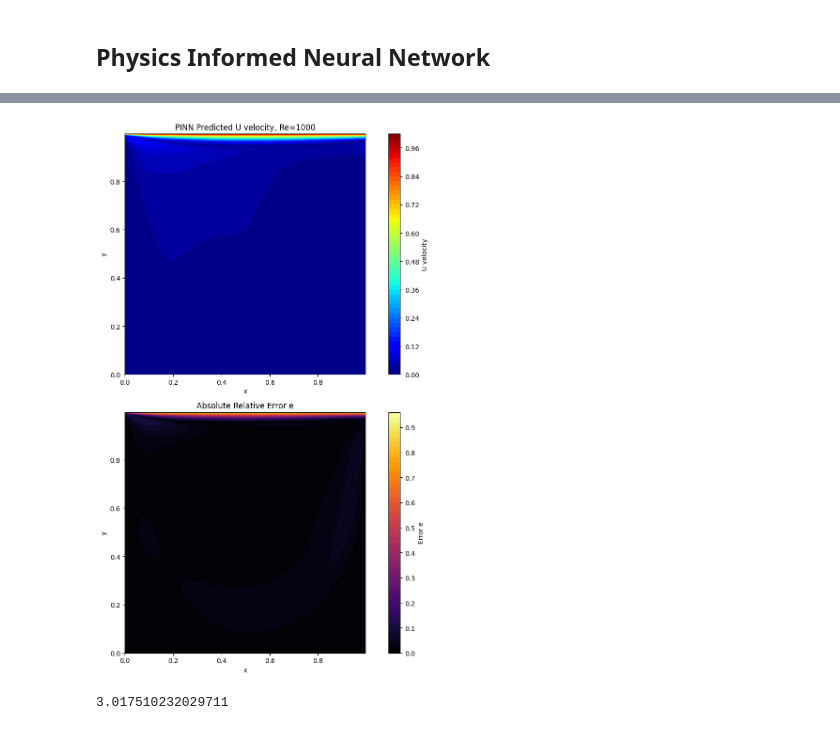
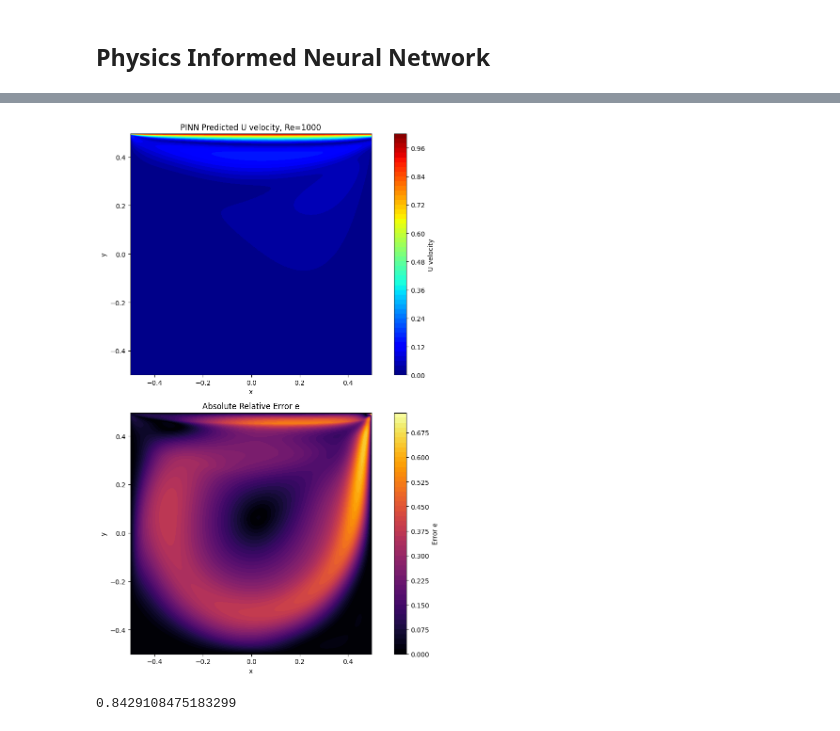
Before and after one commit to ciaattt/PINN_FDV, a Jupyter notebook: Baseline_PINN/Baseline Re 1000 1 .ipynb, the cells around one changed output, grey strips where cells are left out. Saved outputs shown, nothing was run; the diff lists cells and outputs as text; code cells hidden in the pictures.

```diff
--- a/Baseline_PINN/Baseline Re 1000 1 .ipynb
+++ b/Baseline_PINN/Baseline Re 1000 1 .ipynb
@@ -66,8 +62,8 @@ plt.show()
 ## Validation Data
 # %%
 # create the data for validation
-a,b = 0,1   #x lower and upper bound
-c,d = 0,1   #y lower and upper bound
+a,b = -0.5,0.5   #x lower and upper bound
+c,d = -0.5,0.5   #y lower and upper bound
 shape = 1000
 
 #x data
@@ -276,31 +274,31 @@ class Neural_Net(tf.keras.Model):
          du_dxx, _, du_dyy, dv_dxx, _, dv_dyy, _, _, _) = self.Autograd()
 
         # === PDE Residuals ===
-        r_cont = du_dx[0:10000] + dv_dy[0:10000]
+        r_cont = du_dx[0:60000] + dv_dy[0:60000]
 
         r_mom_u = (
-            u[0:10000] * du_dx[0:10000] +
-            v[0:10000] * du_dy[0:10000] +
-            dp_dx[0:10000] -
-            (1/Re) * (du_dxx[0:10000] + du_dyy[0:10000])
+            u[0:60000] * du_dx[0:60000] +
+            v[0:60000] * du_dy[0:60000] +
+            dp_dx[0:60000] -
+            (1/Re) * (du_dxx[0:60000] + du_dyy[0:60000])
         )
 
         r_mom_v = (
-            u[0:10000] * dv_dx[0:10000] +
-            v[0:10000] * dv_dy[0:10000] +
-            dp_dy[0:10000] -
-            (1/Re) * (dv_dxx[0:10000] + dv_dyy[0:10000])
+            u[0:60000] * dv_dx[0:60000] +
+            v[0:60000] * dv_dy[0:60000] +
+            dp_dy[0:60000] -
+            (1/Re) * (dv_dxx[0:60000] + dv_dyy[0:60000])
         )
 
         loss_pde = tf.reduce_mean(tf.square(r_cont)) \
                  + tf.reduce_mean(tf.square(r_mom_u)) \
                  + tf.reduce_mean(tf.square(r_mom_v))
 
-        loss_bcu_top = tf.reduce_mean(tf.square(u[10000:10200] - u_top_boundary))
-        loss_bcv_top = tf.reduce_mean(tf.square(v[10000:10200] - v_top_boundary))
+        loss_bcu_top = tf.reduce_mean(tf.square(u[60000:60200] - u_top_boundary))
+        loss_bcv_top = tf.reduce_mean(tf.square(v[60000:60200] - v_top_boundary))
 
-        loss_bcu_brl = tf.reduce_mean(tf.square(u[10200:10500] - u_brl_boundary))
-        loss_bcv_brl = tf.reduce_mean(tf.square(v[10200:10500] - v_brl_boundary))
+        loss_bcu_brl = tf.reduce_mean(tf.square(u[60200:60500] - u_brl_boundary))
+        loss_bcv_brl = tf.reduce_mean(tf.square(v[60200:60500] - v_brl_boundary))
 
         loss_dirichlet = loss_bcu_top + loss_bcv_top + loss_bcu_brl + loss_bcv_brl
 
@@ -470,6 +468,6 @@ Training time: 402.45
 # %%
-a, b = 0, 1
-c, d = 0, 1
+a, b = -0.5,0.5
+c, d = -0.5,0.5
 shape = 252
 
 x = np.linspace(a, b, shape, endpoint=False)
@@ -487,43 +485,43 @@ U_magnitude = np.sqrt(U_flat**2 + V_flat**2)
 U_grid = U_flat.reshape(X.shape)
 V_grid = V_flat.reshape(X.shape)
 Umagnitude_grid = U_magnitude.reshape(X.shape)
-e_local = np.abs(Umagnitude_grid - UVmag_true)
+e_local = np.abs(Umagnitude_grid - Umag_true)
 e_grid = e_local.reshape(X.shape)
 
 fig, ax = plt.subplots(2, 1, figsize=(10, 12))
 
 c1 = ax[0].contourf(X, Y, Umagnitude_grid, levels=50, cmap="jet")
 
 fig.colorbar(c1, ax=ax[0], label="U velocity")
 
 ax[0].set_xlabel("x")
 ax[0].set_ylabel("y")
 ax[0].set_title(f"PINN Predicted U velocity, Re={Re}")
 ax[0].set_aspect("equal")
 
 c2 = ax[1].contourf(
     X, Y, e_grid,
     levels=50,
     cmap="inferno"
 )
 
 fig.colorbar(c2, ax=ax[1], label="Error e")
 
 ax[1].set_xlabel("x")
 ax[1].set_ylabel("y")
 ax[1].set_title("Absolute Relative Error e")
 ax[1].set_aspect("equal")
 
 plt.tight_layout()
 plt.show()
 
-fig.savefig(f'savedata {Re}/PINN pred Re {Re}')
+fig.savefig(f'../savedata {Re}/PINN pred Re {Re}')
 
-e_norm = np.sqrt(np.sum((UVmag_true - Umagnitude_grid)**2))/np.sqrt(np.sum(UVmag_true**2))
+e_norm = np.sqrt(np.sum((Umag_true - Umagnitude_grid)**2))/np.sqrt(np.sum(Umag_true**2))
 print(e_norm)
 # %% [output]
-[figure, old version]
+[figure, new version]
-3.017510232029711
+0.8429108475183299
 # %%
 fig, ax = plt.subplots(figsize=(9,5))
 
```
Also changed, not shown: parts of 4 cells of this notebook, 12 other files.
